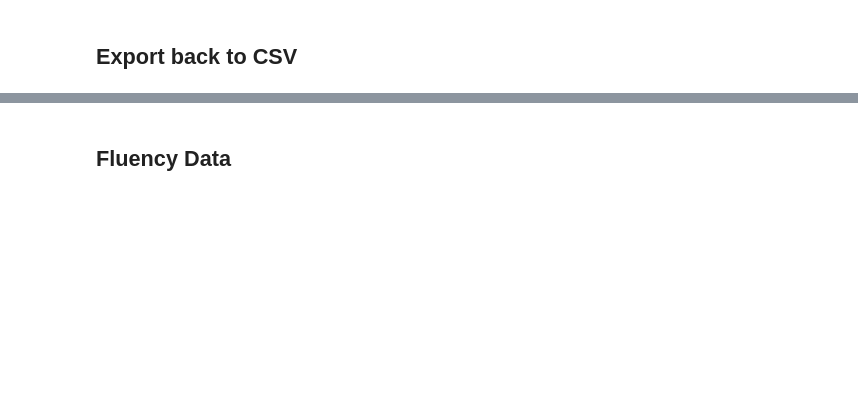
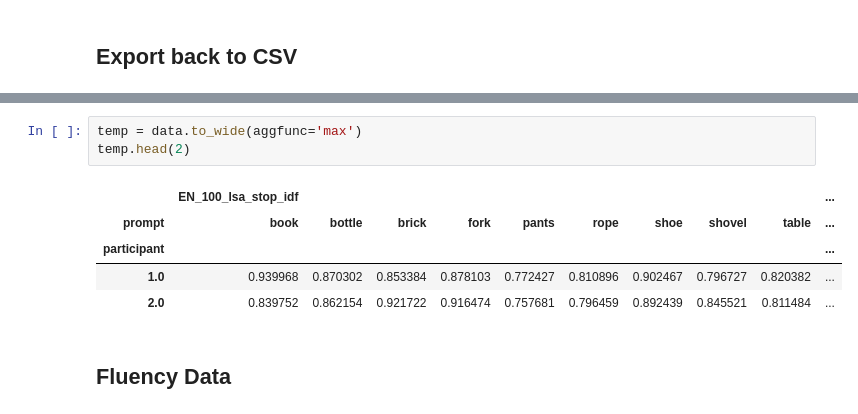
Before and after one commit to massivetexts/open-scoring, a Jupyter notebook: ExampleScoring.ipynb, the cells around one changed output, grey strips where cells are left out. Cells and saved outputs as stored; diff of their text form; blank space fills up the shorter version.

```diff
--- a/ExampleScoring.ipynb
+++ b/ExampleScoring.ipynb
@@ -73,2 +101,11 @@ You can save this with `data.to_wide().to_csv('/path/to/file')`
+# %%
+temp = data.to_wide(aggfunc='max')
+temp.head(2)
+# %% [output]
+|  | EN_100_lsa_stop_idf |  |  |  |  |  |  |  |  | ... |
+| prompt | book | bottle | brick | fork | pants | rope | shoe | shovel | table | ... |
+| participant |  |  |  |  |  |  |  |  |  | ... |
+| 1.0 | 0.939968 | 0.870302 | 0.853384 | 0.878103 | 0.772427 | 0.810896 | 0.902467 | 0.796727 | 0.820382 | ... |
+| 2.0 | 0.839752 | 0.862154 | 0.921722 | 0.916474 | 0.757681 | 0.796459 | 0.892439 | 0.845521 | 0.811484 | ... |
 # %% [markdown]
 ## Fluency Data
```
Also changed, not shown: parts of 14 cells of this notebook.
